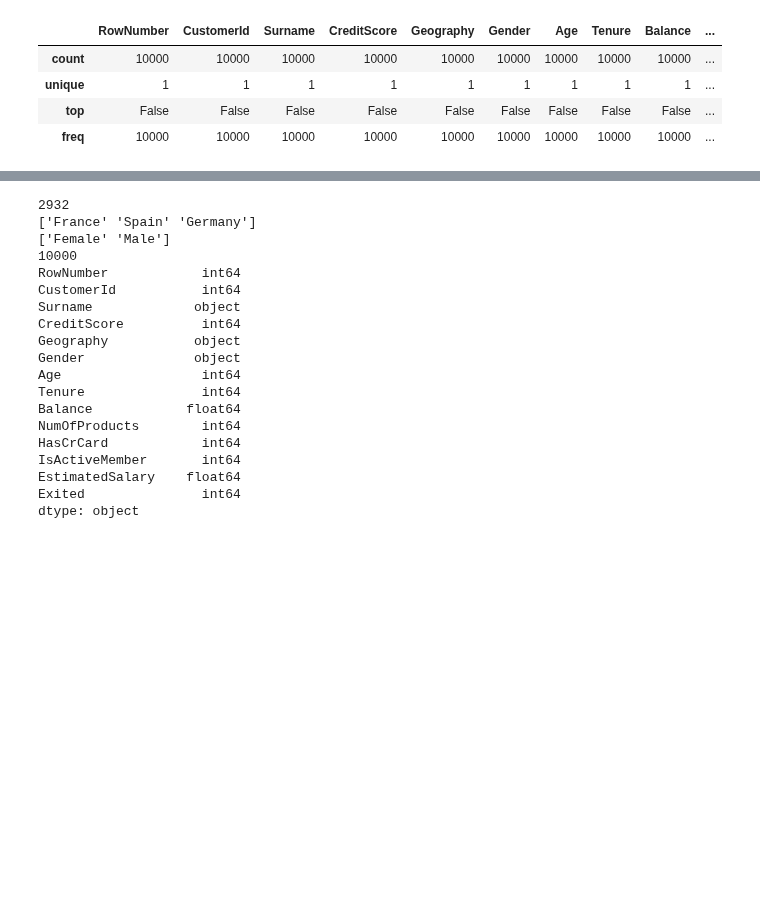
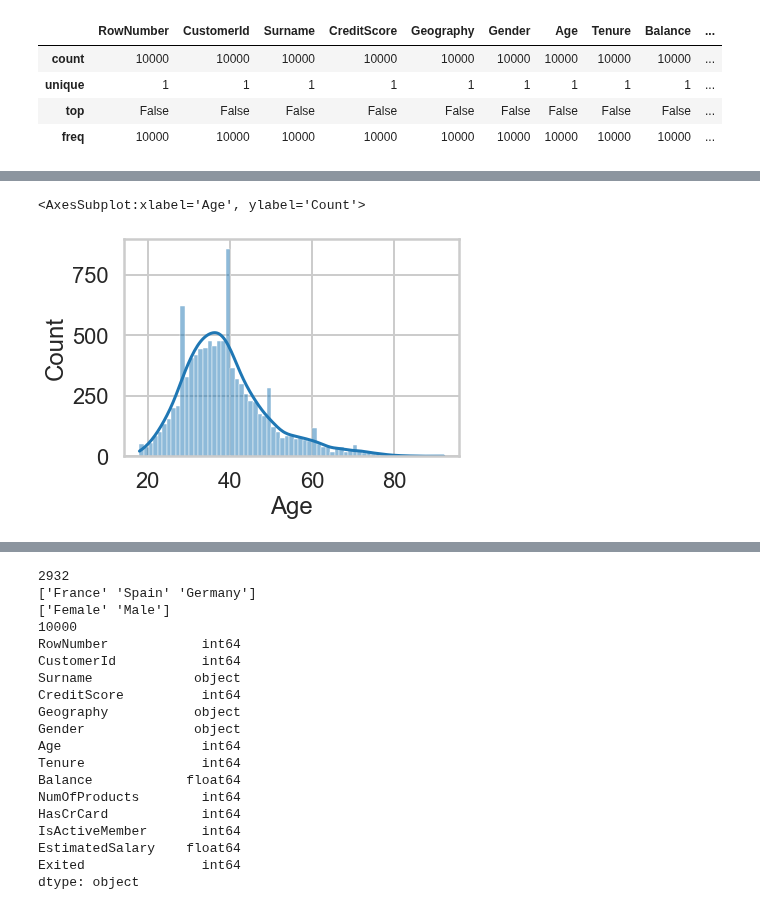
Before and after one commit to nycantwell/nycantwell, a Jupyter notebook: Capstone_Three_Churn_Modeling/Capstone_Three_Churn.ipynb, the cells around one changed output, grey strips where cells are left out. Drawn from its saved outputs; the diff is of its cells as text; code cells hidden in the pictures; blank space fills up the shorter version.

```diff
--- a/Capstone_Three_Churn_Modeling/Capstone_Three_Churn.ipynb
+++ b/Capstone_Three_Churn_Modeling/Capstone_Three_Churn.ipynb
@@ -40,3 +41,9 @@ df_csv.describe()
 | 50% | 5000.50000 | 1.569074e+07 | 652.000000 | 37.000000 | 5.000000 | 97198.540000 | 1.000000 | 1.00000 | ... |
 | 75% | 7500.25000 | 1.575323e+07 | 718.000000 | 44.000000 | 7.000000 | 127644.240000 | 2.000000 | 1.00000 | ... |
 | max | 10000.00000 | 1.581569e+07 | 850.000000 | 92.000000 | 10.000000 | 250898.090000 | 4.000000 | 1.00000 | ... |
+# %%
+sns.histplot(data = df_csv['Age'], kde = True)
+# Age median seen around spike at 40
+# %% [output]
+<AxesSubplot:xlabel='Age', ylabel='Count'>
+[figure, added]
```
Also changed, not shown: parts of 8 cells of this notebook.
